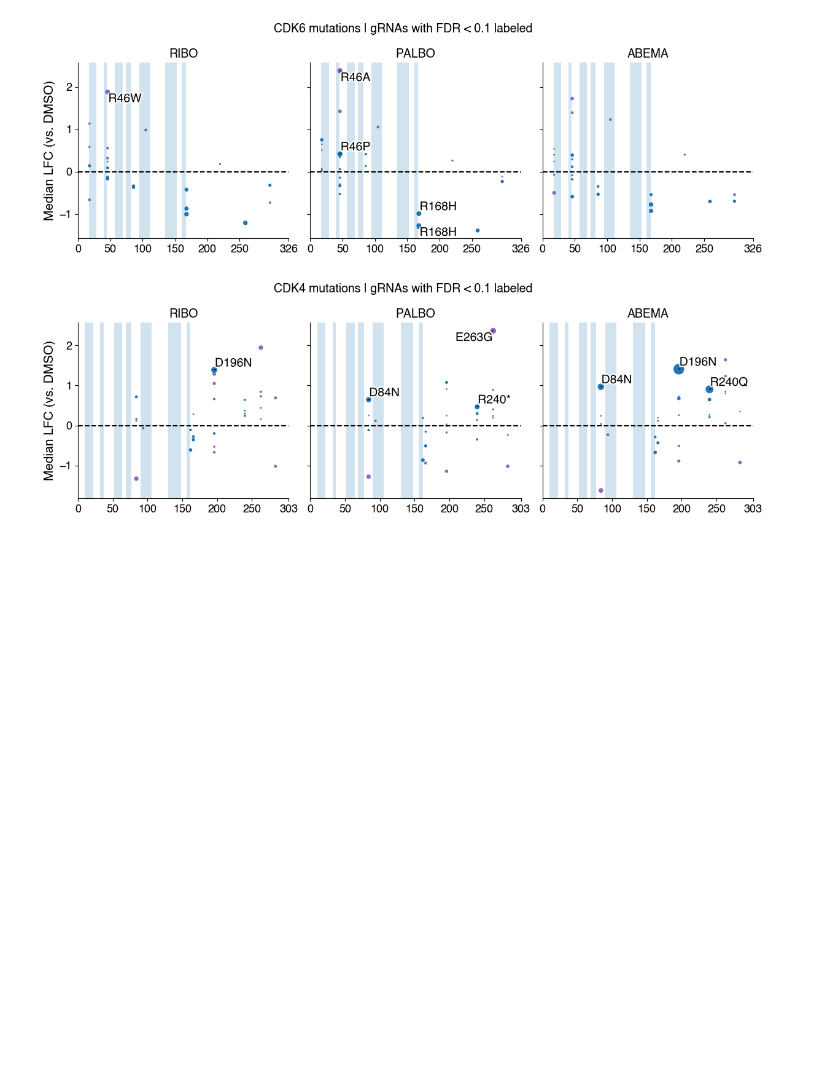
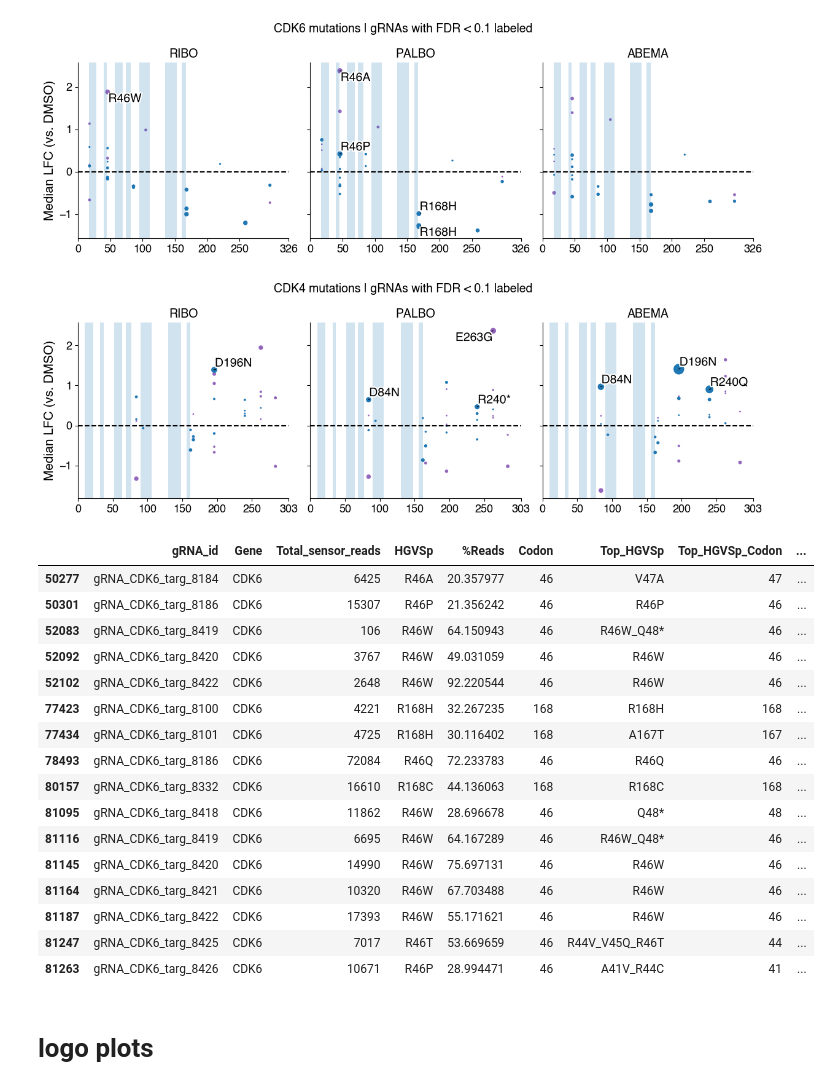
Before and after one commit to samgould2/CDK-BE-mutagenesis, a Jupyter notebook: notebooks/12_clinical_analysis/clinical.ipynb, the cells around one changed output. Drawn from its saved outputs; the diff is of its cells as text; code cells hidden in the pictures; blank space fills up the shorter version.

```diff
--- a/notebooks/12_clinical_analysis/clinical.ipynb
+++ b/notebooks/12_clinical_analysis/clinical.ipynb
@@ -224,3 +242,28 @@ fig.suptitle(f'CDK4 mutations | gRNAs with FDR < {FDR_cutoff_plot} labeled', fon
 fig.tight_layout()
 # %% [output]
 [figure]
+# %%
+cdk6_highlight = cdk6_mut_subset[cdk6_mut_subset['Codon'].isin([168, 46])]
+
+cdk6_highlight['gRNA_id2'] = [f'{val["gRNA_id"]}_{val["Editor"]}' for i, val in cdk6_highlight.iterrows()]
+cdk6_highlight
+# %% [output]
+|  | gRNA_id | Gene | Total_sensor_reads | HGVSp | %Reads | Codon | Top_HGVSp | Top_HGVSp_Codon | ... |
+| 50277 | gRNA_CDK6_targ_8184 | CDK6 | 6425 | R46A | 20.357977 | 46 | V47A | 47 | ... |
+| 50301 | gRNA_CDK6_targ_8186 | CDK6 | 15307 | R46P | 21.356242 | 46 | R46P | 46 | ... |
+| 52083 | gRNA_CDK6_targ_8419 | CDK6 | 106 | R46W | 64.150943 | 46 | R46W_Q48* | 46 | ... |
+| 52092 | gRNA_CDK6_targ_8420 | CDK6 | 3767 | R46W | 49.031059 | 46 | R46W | 46 | ... |
+| 52102 | gRNA_CDK6_targ_8422 | CDK6 | 2648 | R46W | 92.220544 | 46 | R46W | 46 | ... |
+| 77423 | gRNA_CDK6_targ_8100 | CDK6 | 4221 | R168H | 32.267235 | 168 | R168H | 168 | ... |
+| 77434 | gRNA_CDK6_targ_8101 | CDK6 | 4725 | R168H | 30.116402 | 168 | A167T | 167 | ... |
+| 78493 | gRNA_CDK6_targ_8186 | CDK6 | 72084 | R46Q | 72.233783 | 46 | R46Q | 46 | ... |
+| 80157 | gRNA_CDK6_targ_8332 | CDK6 | 16610 | R168C | 44.136063 | 168 | R168C | 168 | ... |
+| 81095 | gRNA_CDK6_targ_8418 | CDK6 | 11862 | R46W | 28.696678 | 46 | Q48* | 48 | ... |
+| 81116 | gRNA_CDK6_targ_8419 | CDK6 | 6695 | R46W | 64.167289 | 46 | R46W_Q48* | 46 | ... |
+| 81145 | gRNA_CDK6_targ_8420 | CDK6 | 14990 | R46W | 75.697131 | 46 | R46W | 46 | ... |
+| 81164 | gRNA_CDK6_targ_8421 | CDK6 | 10320 | R46W | 67.703488 | 46 | R46W | 46 | ... |
+| 81187 | gRNA_CDK6_targ_8422 | CDK6 | 17393 | R46W | 55.171621 | 46 | R46W | 46 | ... |
+| 81247 | gRNA_CDK6_targ_8425 | CDK6 | 7017 | R46T | 53.669659 | 46 | R44V_V45Q_R46T | 44 | ... |
+| 81263 | gRNA_CDK6_targ_8426 | CDK6 | 10671 | R46P | 28.994471 | 46 | A41V_R44C | 41 | ... |
+# %% [markdown]
+# logo plots
```
Also changed, not shown: parts of 10 cells of this notebook, 3 other files.
